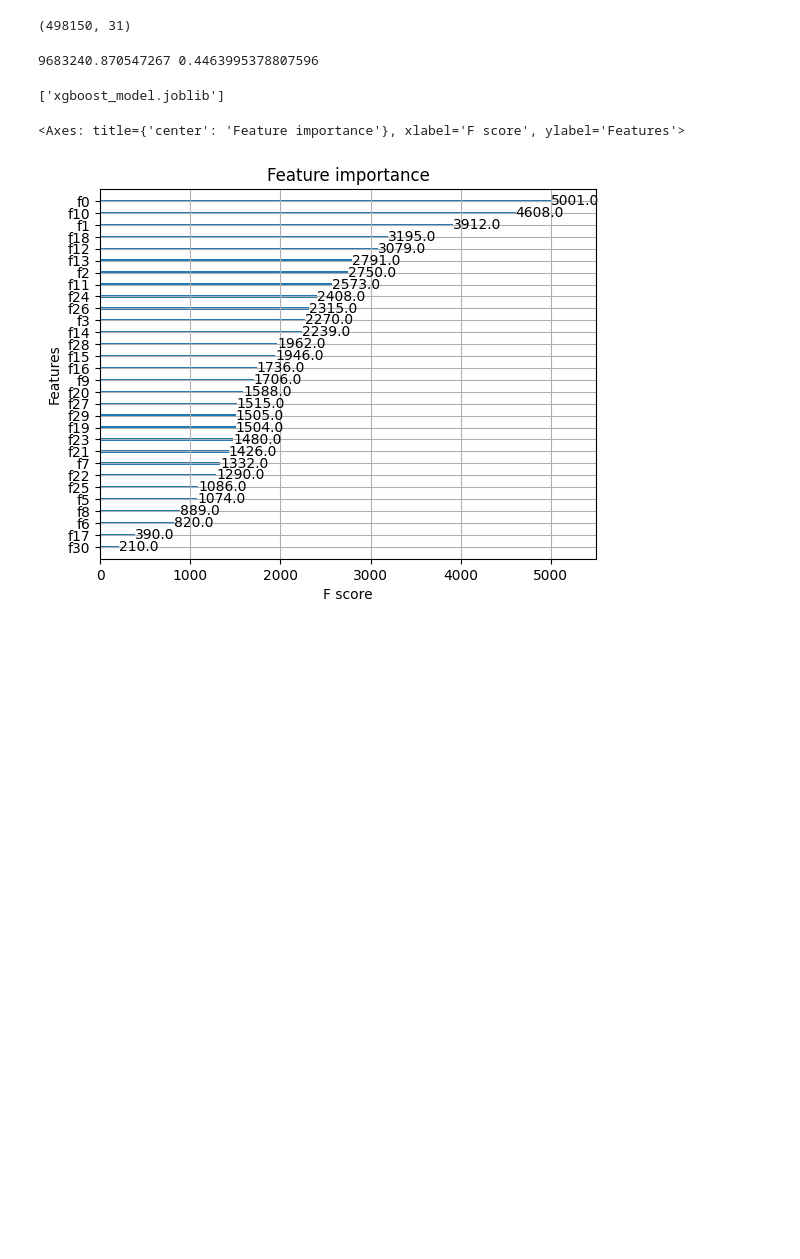
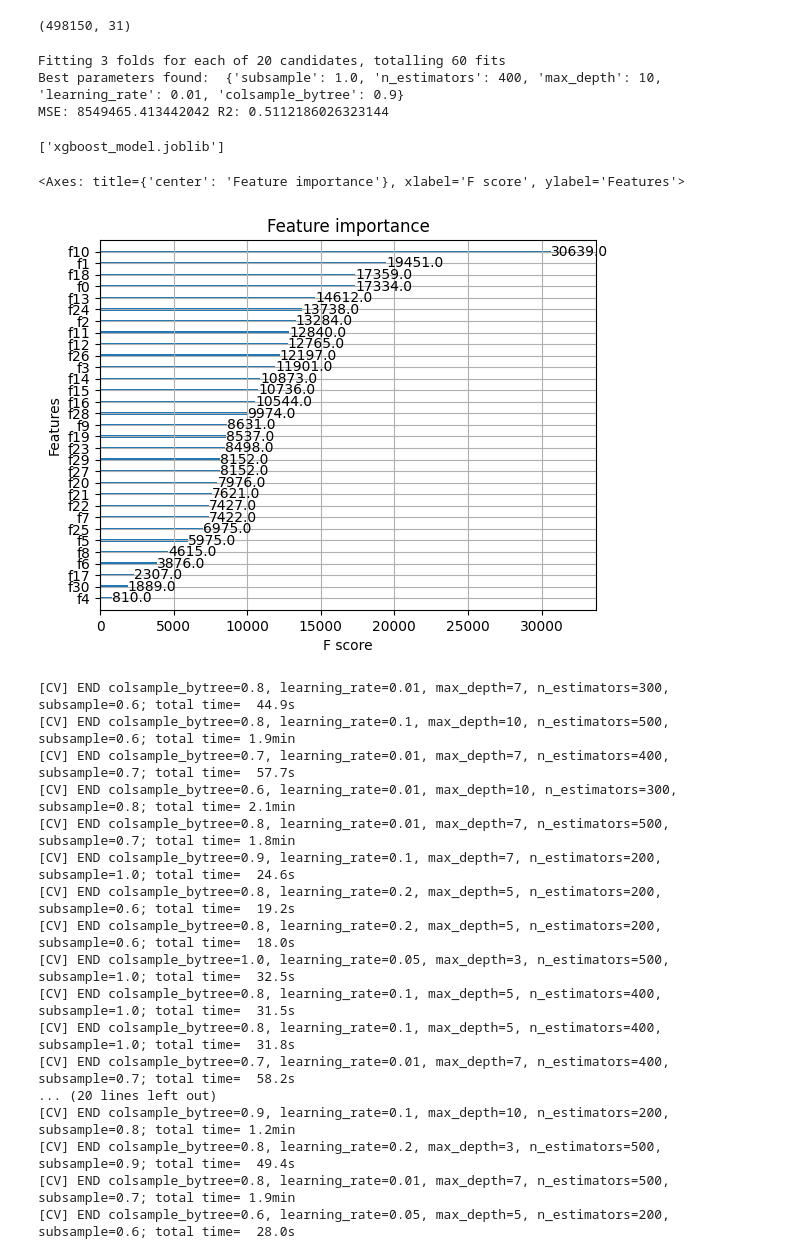
Before and after one commit to Yachay-AI/confident-predictions-challenge, a Jupyter notebook: first_notebook.ipynb, the cells around one changed output. Drawn from its saved outputs; the diff is of its cells as text; code cells hidden in the pictures; blank space fills up the shorter version.

Commit message:
Submission scores: Mean distance=330.67, Class Imbalance Ratio=0.50

```diff
--- a/first_notebook.ipynb
+++ b/first_notebook.ipynb
@@ -191,20 +191,45 @@ X_train, X_test, y_train, y_test = train_test_split(combined_features, y, test_s
 # %%
 import xgboost as xgb
 # %%
+import xgboost as xgb
+from sklearn.model_selection import RandomizedSearchCV
+from sklearn.metrics import mean_squared_error, r2_score
 
-# Create and Train XGBoost Model
-xgb_model = xgb.XGBRegressor(objective='reg:squarederror', n_estimators=200, learning_rate=0.1, max_depth=10, random_state=42)
-xgb_model.fit(X_train, y_train)
+# Define the parameter grid to sample from
+param_distributions = {
+    'n_estimators': [100, 200, 300, 400, 500],
+    'learning_rate': [0.01, 0.05, 0.1, 0.2],
+    'max_depth': [3, 5, 7, 10],
+    'subsample': [0.6, 0.7, 0.8, 0.9, 1.0],
+    'colsample_bytree': [0.6, 0.7, 0.8, 0.9, 1.0],
+}
 
-# Make Predictions and Evaluate the Model
-y_pred = xgb_model.predict(X_test)
+# Create a base model
+xgb_model = xgb.XGBRegressor(objective='reg:squarederror', random_state=42)
+
+# Instantiate the randomized search model
+random_search = RandomizedSearchCV(estimator=xgb_model, param_distributions=param_distributions,
+                                   n_iter=20, cv=3, verbose=2, random_state=42, n_jobs=-1,
+                                   scoring='neg_mean_squared_error')
+
+# Fit the random search to the data
+random_search.fit(combined_features, y)
+
+# Print the best parameters
+print("Best parameters found: ", random_search.best_params_)
+
+# Use the best estimator to make predictions
+best_model = random_search.best_estimator_
+y_pred = best_model.predict(X_test)
 
 # Calculate metrics
 mse = mean_squared_error(y_test, y_pred)
 r2 = r2_score(y_test, y_pred)
-print(mse, r2)
+print("MSE:", mse, "R2:", r2)
 # %% [output]
-9683240.870547267 0.4463995378807596
+Fitting 3 folds for each of 20 candidates, totalling 60 fits
+Best parameters found:  {'subsample': 1.0, 'n_estimators': 400, 'max_depth': 10, 'learning_rate': 0.01, 'colsample_bytree': 0.9}
+MSE: 8549465.413442042 R2: 0.5112186026323144
 # %%
 
 from joblib import dump
@@ -212,7 +237,24 @@ dump(xgb_model, 'xgboost_model.joblib')
 # %% [output]
 ['xgboost_model.joblib']
 # %%
-xgb.plot_importance(xgb_model)
+xgb.plot_importance(best_model)
 # %% [output]
 <Axes: title={'center': 'Feature importance'}, xlabel='F score', ylabel='Features'>
-[figure, old version]
+[figure, new version]
+[CV] END colsample_bytree=0.8, learning_rate=0.01, max_depth=7, n_estimators=300, subsample=0.6; total time=  44.9s
+[CV] END colsample_bytree=0.8, learning_rate=0.1, max_depth=10, n_estimators=500, subsample=0.6; total time= 1.9min
+[CV] END colsample_bytree=0.7, learning_rate=0.01, max_depth=7, n_estimators=400, subsample=0.7; total time=  57.7s
+[CV] END colsample_bytree=0.6, learning_rate=0.01, max_depth=10, n_estimators=300, subsample=0.8; total time= 2.1min
+[CV] END colsample_bytree=0.8, learning_rate=0.01, max_depth=7, n_estimators=500, subsample=0.7; total time= 1.8min
+[CV] END colsample_bytree=0.9, learning_rate=0.1, max_depth=7, n_estimators=200, subsample=1.0; total time=  24.6s
+[CV] END colsample_bytree=0.8, learning_rate=0.2, max_depth=5, n_estimators=200, subsample=0.6; total time=  19.2s
+[CV] END colsample_bytree=0.8, learning_rate=0.2, max_depth=5, n_estimators=200, subsample=0.6; total time=  18.0s
+[CV] END colsample_bytree=1.0, learning_rate=0.05, max_depth=3, n_estimators=500, subsample=1.0; total time=  32.5s
+[CV] END colsample_bytree=0.8, learning_rate=0.1, max_depth=5, n_estimators=400, subsample=1.0; total time=  31.5s
+[CV] END colsample_bytree=0.8, learning_rate=0.1, max_depth=5, n_estimators=400, subsample=1.0; total time=  31.8s
+[CV] END colsample_bytree=0.7, learning_rate=0.01, max_depth=7, n_estimators=400, subsample=0.7; total time=  58.2s
+... (20 lines left out)
+[CV] END colsample_bytree=0.9, learning_rate=0.1, max_depth=10, n_estimators=200, subsample=0.8; total time= 1.2min
+[CV] END colsample_bytree=0.8, learning_rate=0.2, max_depth=3, n_estimators=500, subsample=0.9; total time=  49.4s
+[CV] END colsample_bytree=0.8, learning_rate=0.01, max_depth=7, n_estimators=500, subsample=0.7; total time= 1.9min
+[CV] END colsample_bytree=0.6, learning_rate=0.05, max_depth=5, n_estimators=200, subsample=0.6; total time=  28.0s
```
Also changed, not shown: parts of 1 cell of this notebook, 1 other file.
